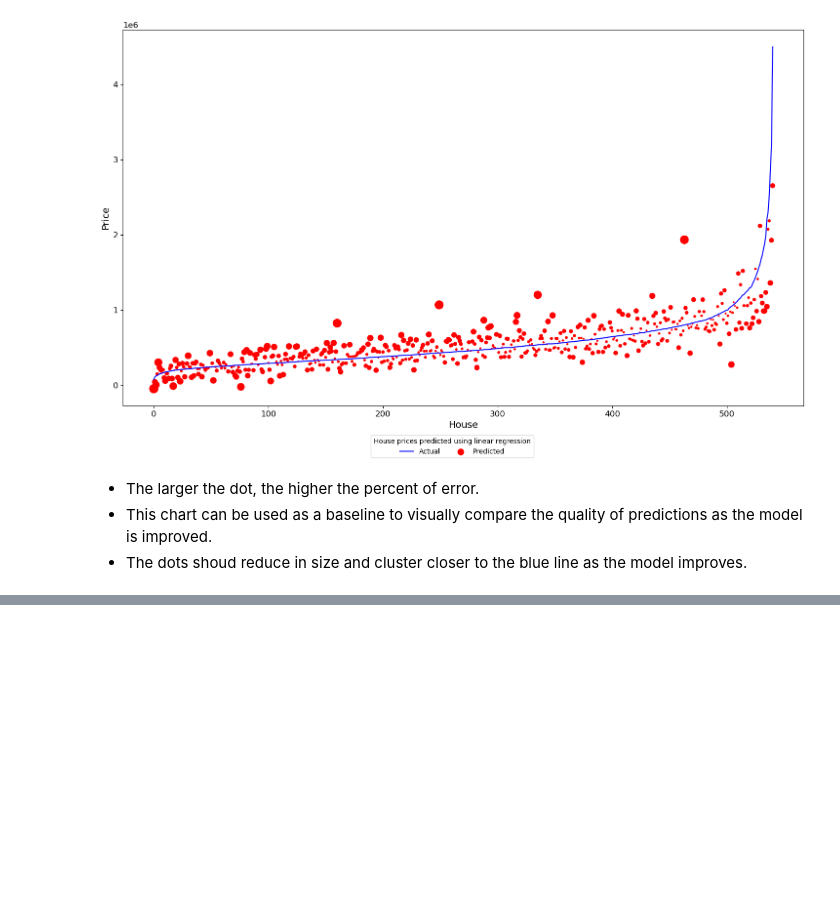
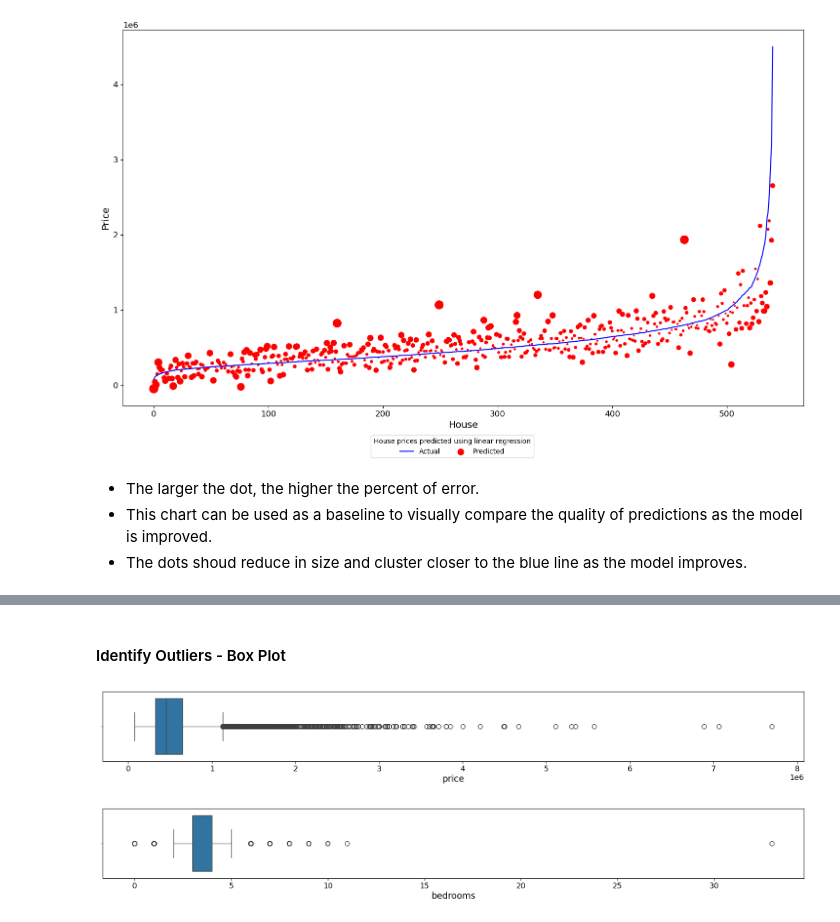
Before and after one commit to tyrantdavis/KC-Housing, a Jupyter notebook: housing.ipynb, the cells around one changed output, grey strips where cells are left out. Cells and saved outputs as stored; diff of their text form; code cells hidden in the pictures; blank space fills up the shorter version.

Commit message:
Identify outliers

```diff
--- a/housing.ipynb
+++ b/housing.ipynb
@@ -604,0 +611,11 @@ predicted_actual_comparison("House prices predicted using linear regression")
+# %% [markdown]
+#### Identify Outliers - Box Plot
+# %%
+feature_list = ["price", "bedrooms"]
+
+for feature in feature_list:
+    plt.figure(figsize=(20, 2))
+    bplot = sb.boxplot(x=feature, data=raw_housing_data, orient="h", fliersize=7)
+# %% [output]
+[figure, added]
+[figure, added]
```
Also changed, not shown: parts of 4 cells of this notebook.
